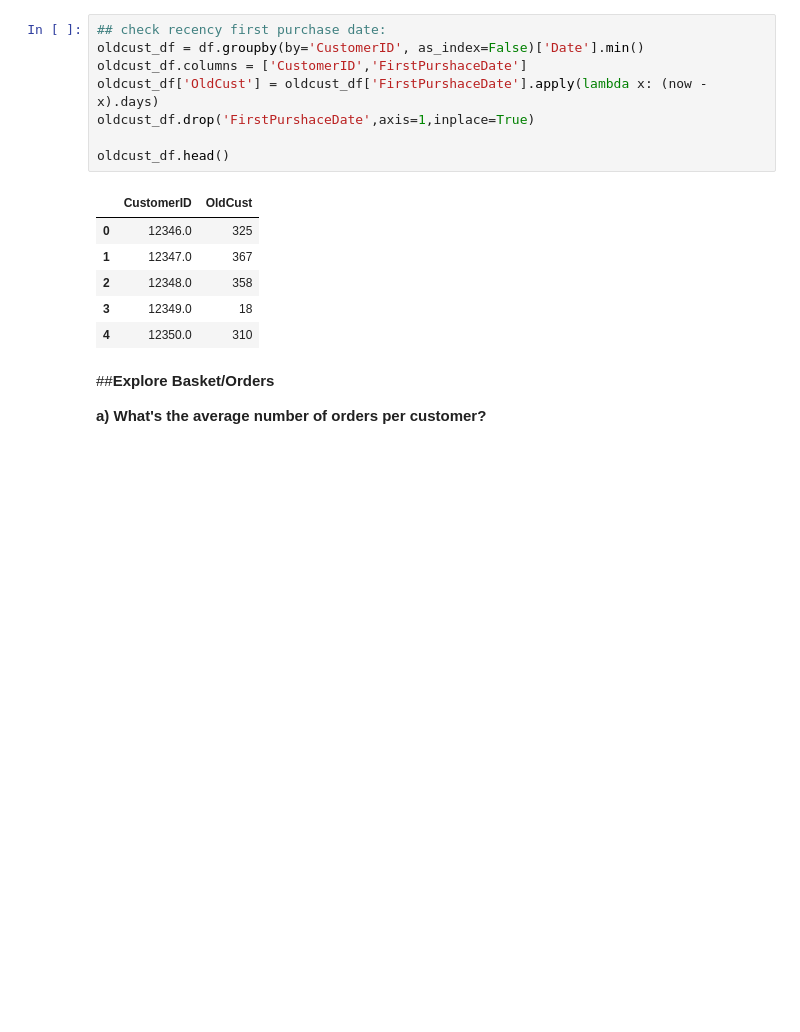
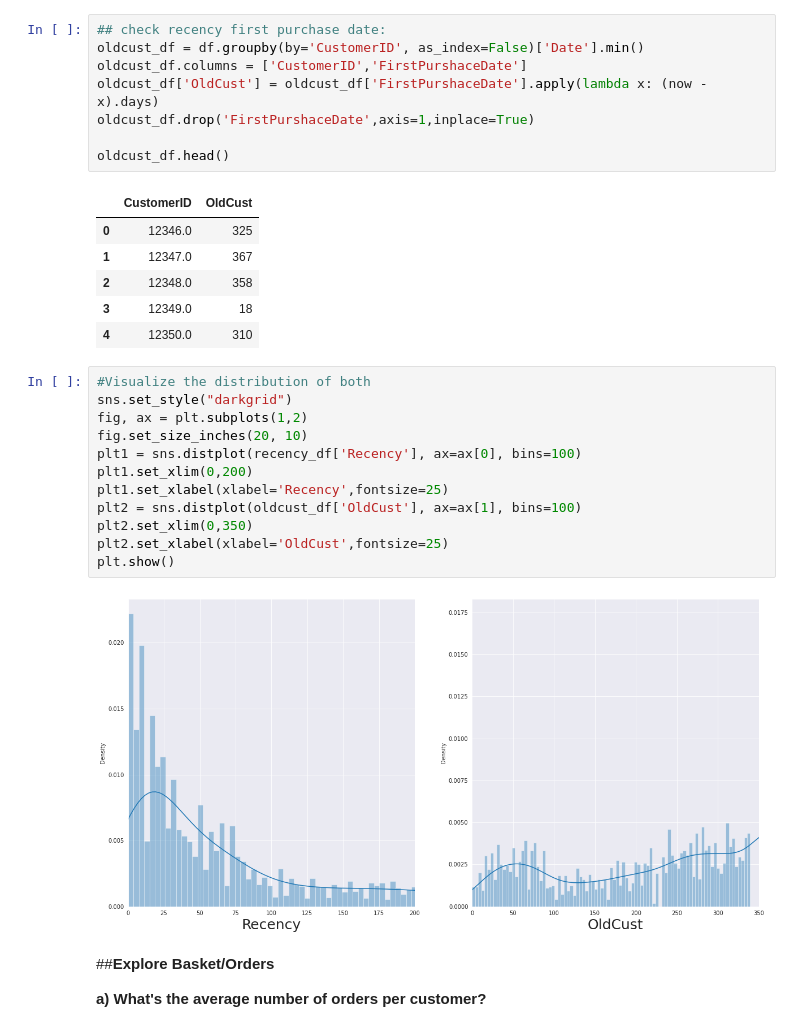
Before and after one commit to sushily1997/Project_1, a Jupyter notebook: Capstone_Project_1_Propensity_Model.ipynb, the cells around one changed output. Saved outputs shown, nothing was run; the diff lists cells and outputs as text; blank space fills up the shorter version.

```diff
--- a/Capstone_Project_1_Propensity_Model.ipynb
+++ b/Capstone_Project_1_Propensity_Model.ipynb
@@ -474,6 +474,20 @@ oldcust_df.head()
 | 2 | 12348.0 | 358 |
 | 3 | 12349.0 | 18 |
 | 4 | 12350.0 | 310 |
+# %%
+#Visualize the distribution of both
+sns.set_style("darkgrid")
+fig, ax = plt.subplots(1,2)
+fig.set_size_inches(20, 10)
+plt1 = sns.distplot(recency_df['Recency'], ax=ax[0], bins=100)
+plt1.set_xlim(0,200)
+plt1.set_xlabel(xlabel='Recency',fontsize=25)
+plt2 = sns.distplot(oldcust_df['OldCust'], ax=ax[1], bins=100)
+plt2.set_xlim(0,350)
+plt2.set_xlabel(xlabel='OldCust',fontsize=25)
+plt.show()
+# %% [output]
+[figure, added]
 # %% [markdown]
 
 
```
Also changed, not shown: parts of 3 cells of this notebook.
